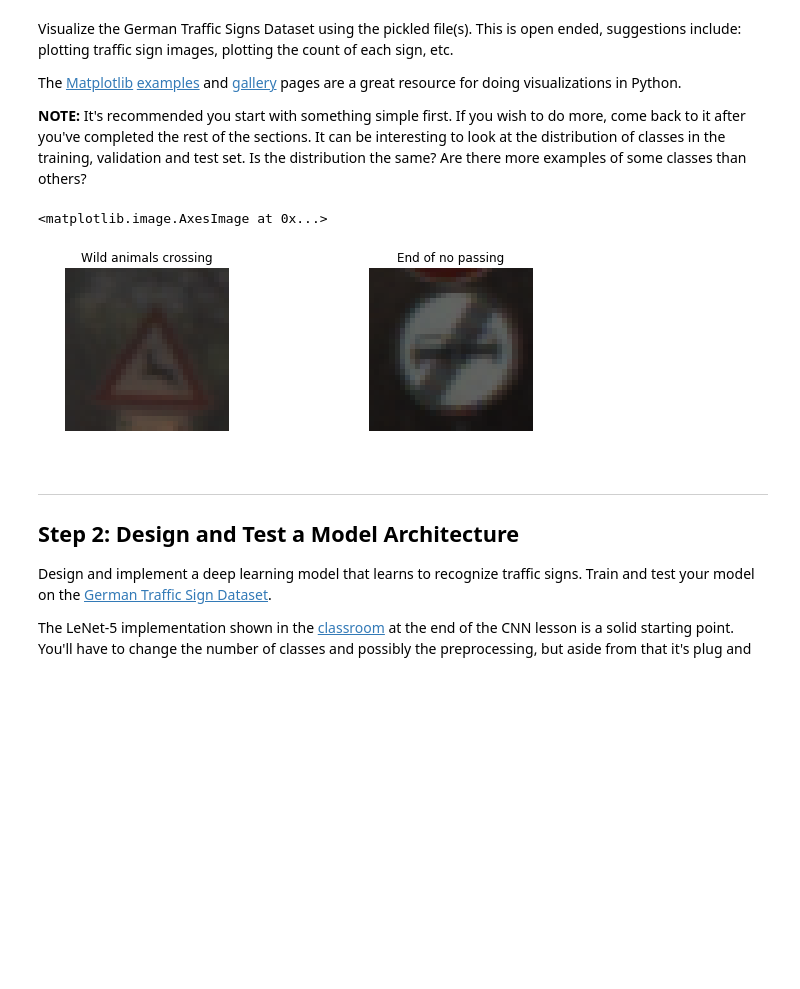
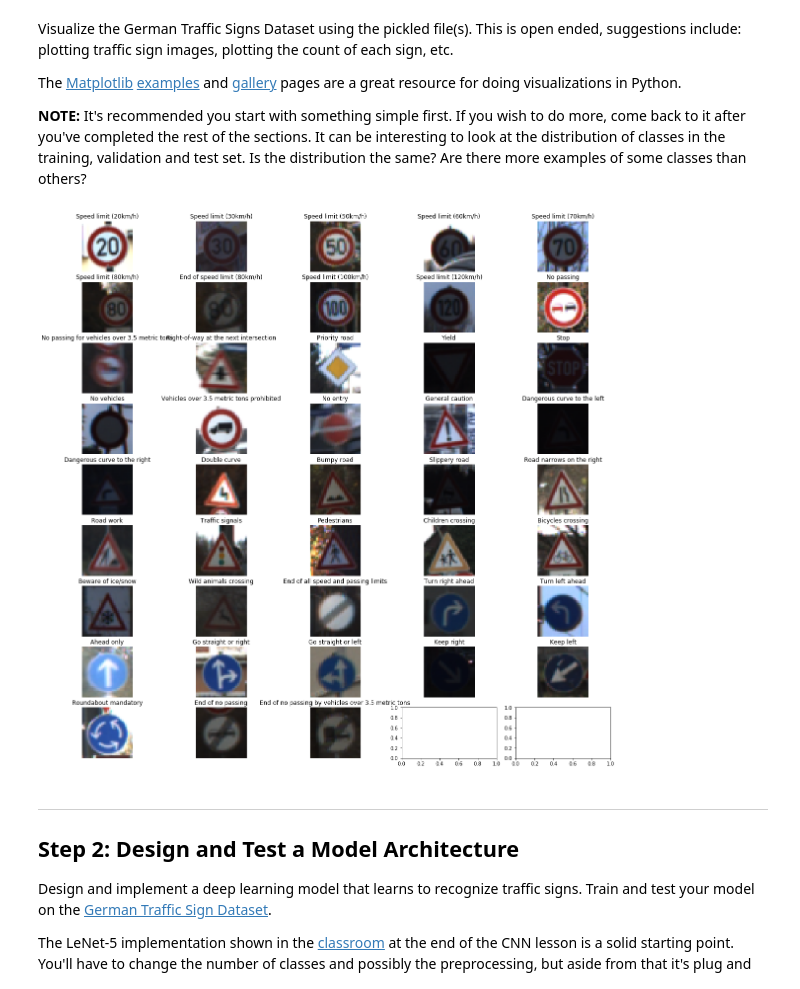
Before and after one commit to bradbenvenuti/traffic-signs, a Jupyter notebook: Traffic_Sign_Classifier.ipynb, the cells around one changed output. Drawn from its saved outputs; the diff is of its cells as text; code cells hidden in the pictures; blank space fills up the shorter version.

```diff
--- a/Traffic_Sign_Classifier.ipynb
+++ b/Traffic_Sign_Classifier.ipynb
@@ -96,30 +96,30 @@ The [Matplotlib](http://matplotlib.org/) [examples](http://matplotlib.org/exampl
 # %%
 ### Data exploration visualization code goes here.
 ### Feel free to use as many code cells as needed.
 
 # Visualizations will be shown in the notebook.
 %matplotlib inline
 
 import csv
 labels = []
 with open('signnames.csv') as csvfile:
     reader = csv.DictReader(csvfile)
     for row in reader:
         labels.append(row['SignName'])
 
-fig, axs = plt.subplots(1,2, figsize=(10, 3))
+fig, axs = plt.subplots(9,5, figsize=(20, 20))
 axs = axs.ravel()
 
-axs[0].axis('off')
-axs[0].set_title(labels[y_train[223]])
-axs[0].imshow(X_train[223].squeeze())
+preview_x = []
 
-axs[1].axis('off')
-axs[1].set_title(labels[y_train[22]])
-axs[1].imshow(X_train[22].squeeze())
+for i in range(43):
+    indexes = y_train == i
+    imgs = X_train[indexes]
+    axs[i].axis('off')
+    axs[i].set_title(labels[i])
+    axs[i].imshow(imgs[20])
 # %% [output]
-<matplotlib.image.AxesImage at 0x...>
-[figure, old version]
+[figure, new version]
 # %% [markdown]
 ----
 
```
Also changed, not shown: parts of 7 cells of this notebook, 11 other files.
